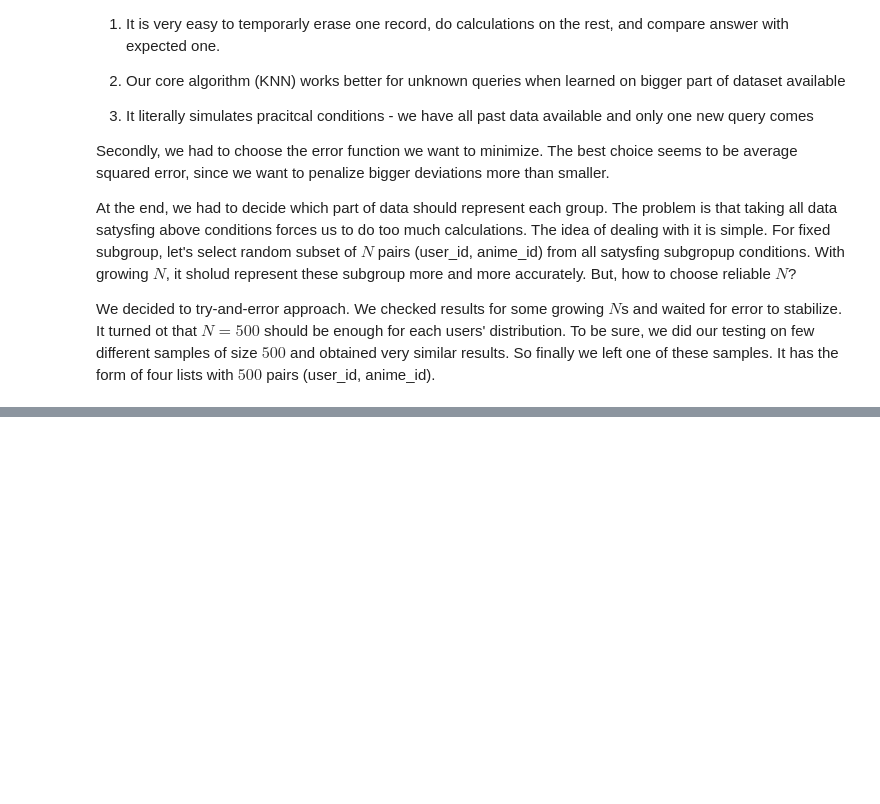
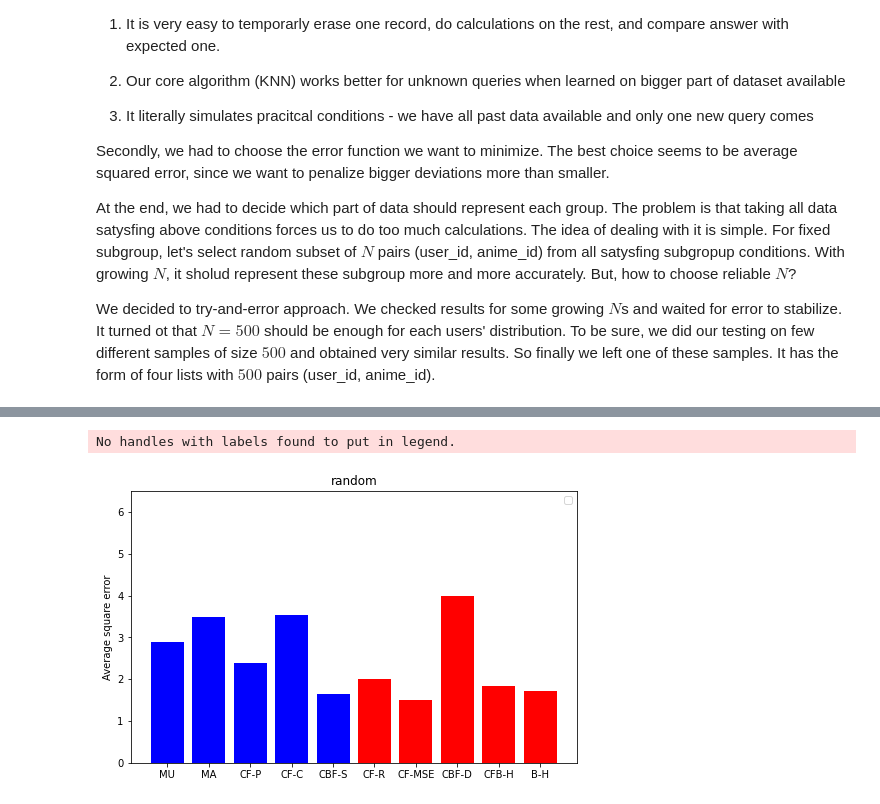
Before and after one commit to zbigos/anime-recomender-system, a Jupyter notebook: Report.ipynb, the cells around one changed output, grey strips where cells are left out. Cells and saved outputs as stored; diff of their text form; code cells hidden in the pictures; blank space fills up the shorter version.

```diff
--- a/Report.ipynb
+++ b/Report.ipynb
@@ -182,0 +206,5 @@ Own ideas:
+# %%
+make_plot(3)
+# %% [output]
+No handles with labels found to put in legend.
+[figure, added]
```
Also changed, not shown: parts of 13 cells of this notebook.
